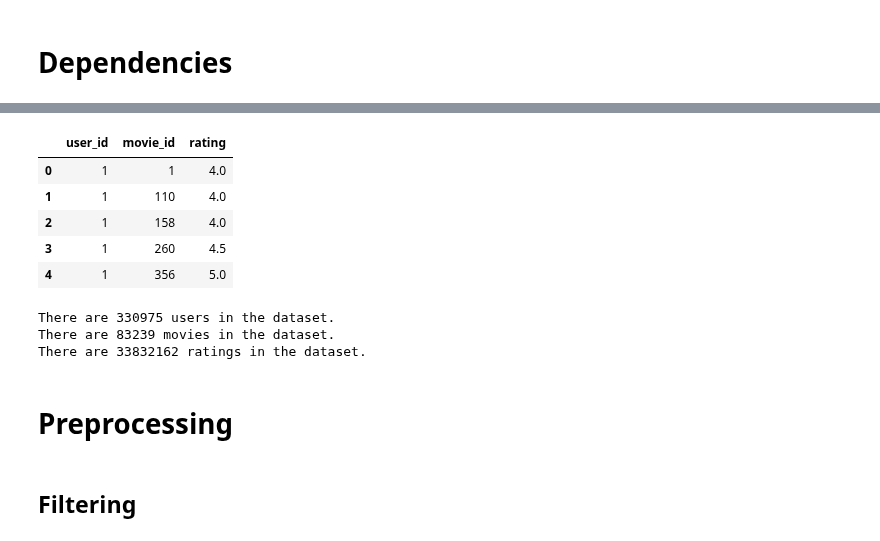
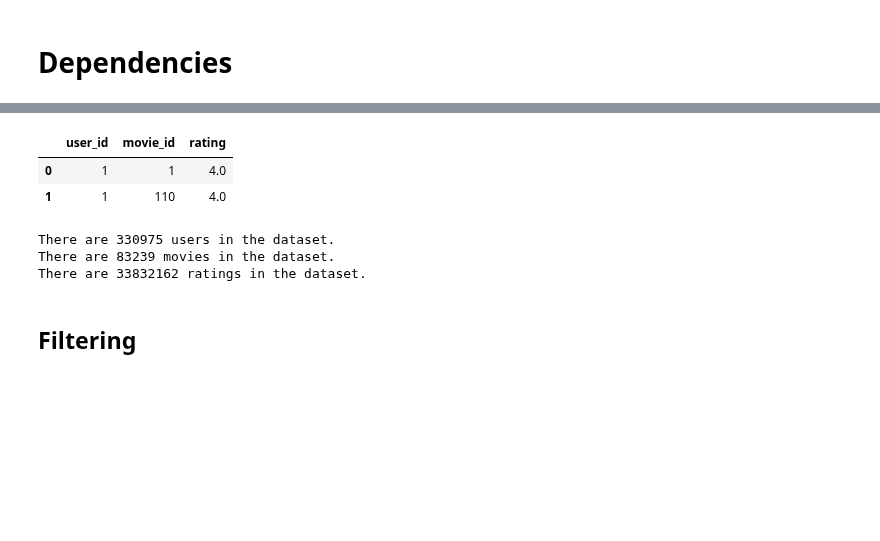
Before and after one commit to AlbotGoodman/machine-learning, a Jupyter notebook: lab2/ratings.ipynb, the cells around one changed output, grey strips where cells are left out. Drawn from its saved outputs; the diff is of its cells as text; code cells hidden in the pictures; blank space fills up the shorter version.

```diff
--- a/lab2/ratings.ipynb
+++ b/lab2/ratings.ipynb
@@ -19,13 +13,10 @@ sns.barplot(x=list(rating_distribution.keys()), y=list(rating_distribution.value
 # %%
 ratings = ratings.drop(columns="timestamp")
-ratings.head()
+ratings.head(2)
 # %% [output]
 |  | user_id | movie_id | rating |
 | 0 | 1 | 1 | 4.0 |
 | 1 | 1 | 110 | 4.0 |
-| 2 | 1 | 158 | 4.0 |
-| 3 | 1 | 260 | 4.5 |
-| 4 | 1 | 356 | 5.0 |
 # %%
 n_users = ratings["user_id"].nunique()
 n_movies = ratings["movie_id"].nunique()
@@ -38,8 +29,6 @@ print(f"There are {n_ratings} ratings in the dataset.")
 There are 330975 users in the dataset.
 There are 83239 movies in the dataset.
 There are 33832162 ratings in the dataset.
-# %% [markdown]
-# Preprocessing
 # %% [markdown]
 ## Filtering
 # %%
```
Also changed, not shown: parts of 16 cells of this notebook.
